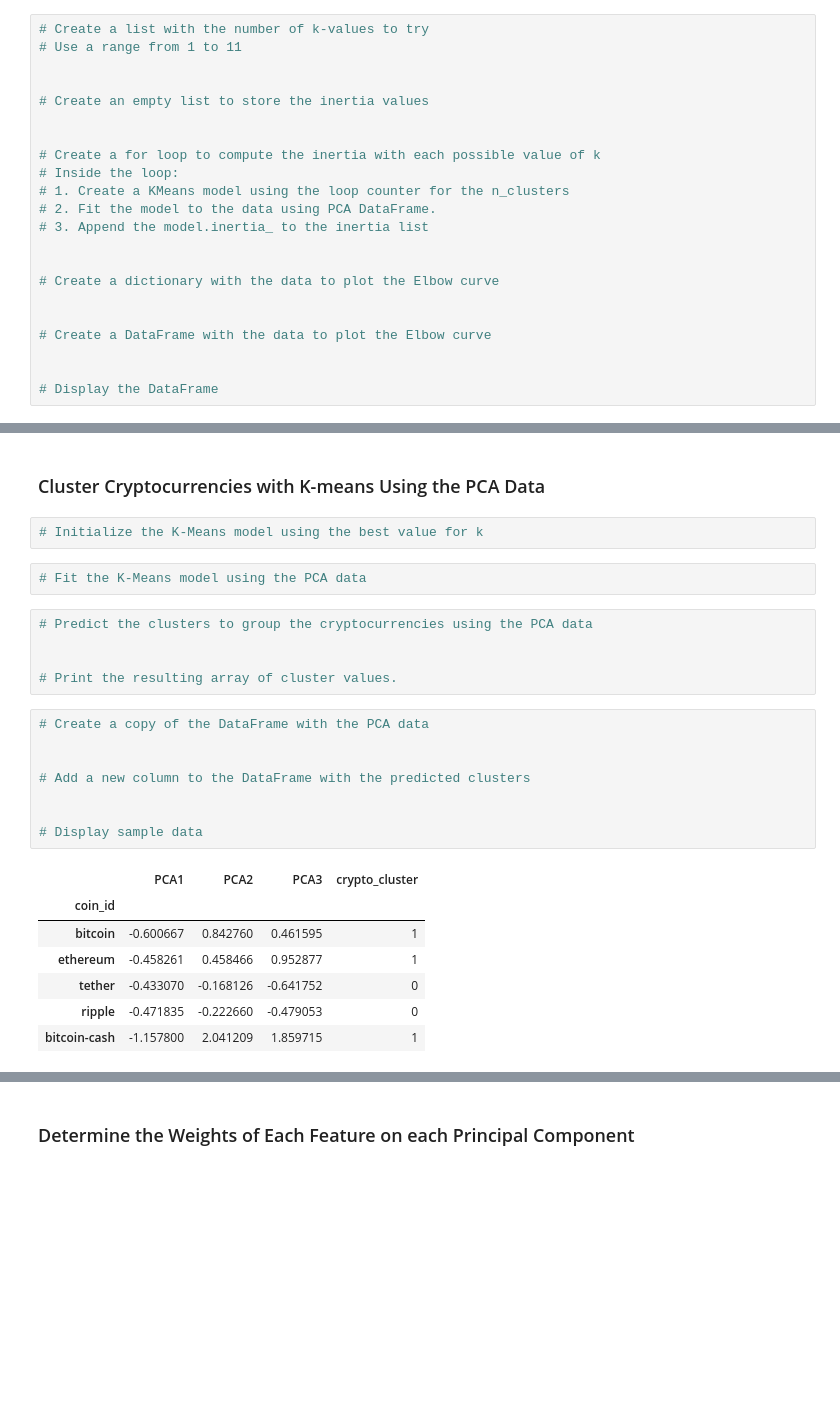
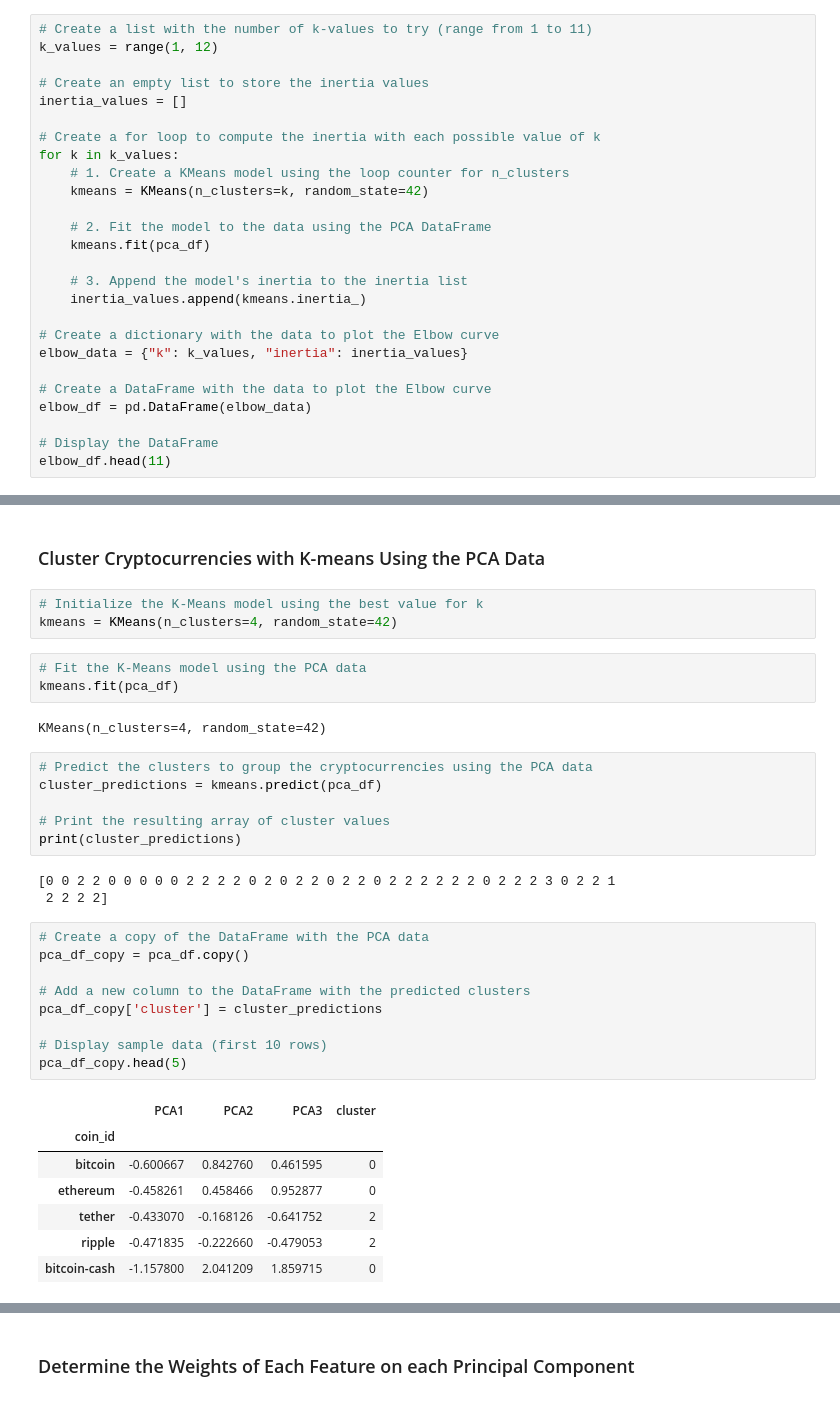
Before and after one commit to rgoldstein24/CryptoClustering, a Jupyter notebook: Crypto_Clustering.ipynb, the cells around one changed output, grey strips where cells are left out. Cells and saved outputs as stored; diff of their text form; blank space fills up the shorter version.

```diff
--- a/Crypto_Clustering.ipynb
+++ b/Crypto_Clustering.ipynb
@@ -220,27 +231,31 @@ array([0.3719856 , 0.34700813, 0.17603793])
 # %% [markdown]
 ### Find the Best Value for k Using the PCA Data
 # %%
-# Create a list with the number of k-values to try
-# Use a range from 1 to 11
-
+# Create a list with the number of k-values to try (range from 1 to 11)
+k_values = range(1, 12)
 
 # Create an empty list to store the inertia values
-
+inertia_values = []
 
 # Create a for loop to compute the inertia with each possible value of k
-# Inside the loop:
-# 1. Create a KMeans model using the loop counter for the n_clusters
-# 2. Fit the model to the data using PCA DataFrame.
-# 3. Append the model.inertia_ to the inertia list
+for k in k_values:
+    # 1. Create a KMeans model using the loop counter for n_clusters
+    kmeans = KMeans(n_clusters=k, random_state=42)
 
+    # 2. Fit the model to the data using the PCA DataFrame
+    kmeans.fit(pca_df)
+
+    # 3. Append the model's inertia to the inertia list
+    inertia_values.append(kmeans.inertia_)
 
 # Create a dictionary with the data to plot the Elbow curve
-
+elbow_data = {"k": k_values, "inertia": inertia_values}
 
 # Create a DataFrame with the data to plot the Elbow curve
-
+elbow_df = pd.DataFrame(elbow_data)
 
 # Display the DataFrame
+elbow_df.head(11)
 # %% [output]
 |  | k | inertia |
 | 0 | 1 | 256.874086 |
@@ -270,26 +296,35 @@ array([0.3719856 , 0.34700813, 0.17603793])
 ### Cluster Cryptocurrencies with K-means Using the PCA Data
 # %%
 # Initialize the K-Means model using the best value for k
+kmeans = KMeans(n_clusters=4, random_state=42)
 # %%
 # Fit the K-Means model using the PCA data
+kmeans.fit(pca_df)
+# %% [output]
+KMeans(n_clusters=4, random_state=42)
 # %%
 # Predict the clusters to group the cryptocurrencies using the PCA data
+cluster_predictions = kmeans.predict(pca_df)
 
-
-# Print the resulting array of cluster values.
+# Print the resulting array of cluster values
+print(cluster_predictions)
+# %% [output]
+[0 0 2 2 0 0 0 0 0 2 2 2 2 0 2 0 2 2 0 2 2 0 2 2 2 2 2 2 0 2 2 2 3 0 2 2 1
+ 2 2 2 2]
 # %%
 # Create a copy of the DataFrame with the PCA data
-
+pca_df_copy = pca_df.copy()
 
 # Add a new column to the DataFrame with the predicted clusters
+pca_df_copy['cluster'] = cluster_predictions
 
-
-# Display sample data
+# Display sample data (first 10 rows)
+pca_df_copy.head(5)
 # %% [output]
-|  | PCA1 | PCA2 | PCA3 | crypto_cluster |
+|  | PCA1 | PCA2 | PCA3 | cluster |
 | coin_id |  |  |  |  |
-| bitcoin | -0.600667 | 0.842760 | 0.461595 | 1 |
-| ethereum | -0.458261 | 0.458466 | 0.952877 | 1 |
-| tether | -0.433070 | -0.168126 | -0.641752 | 0 |
-| ripple | -0.471835 | -0.222660 | -0.479053 | 0 |
-| bitcoin-cash | -1.157800 | 2.041209 | 1.859715 | 1 |
+| bitcoin | -0.600667 | 0.842760 | 0.461595 | 0 |
+| ethereum | -0.458261 | 0.458466 | 0.952877 | 0 |
+| tether | -0.433070 | -0.168126 | -0.641752 | 2 |
+| ripple | -0.471835 | -0.222660 | -0.479053 | 2 |
+| bitcoin-cash | -1.157800 | 2.041209 | 1.859715 | 0 |
```
Also changed, not shown: parts of 13 cells of this notebook.
